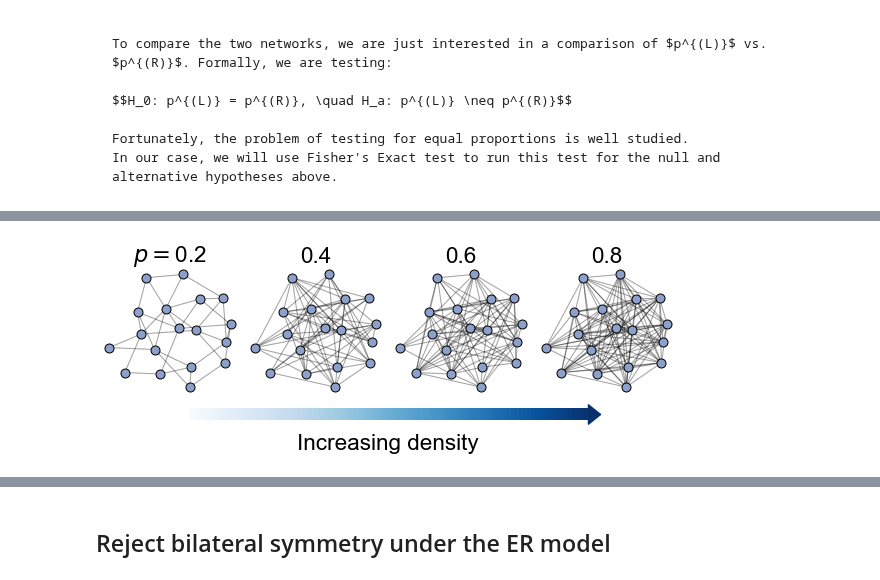
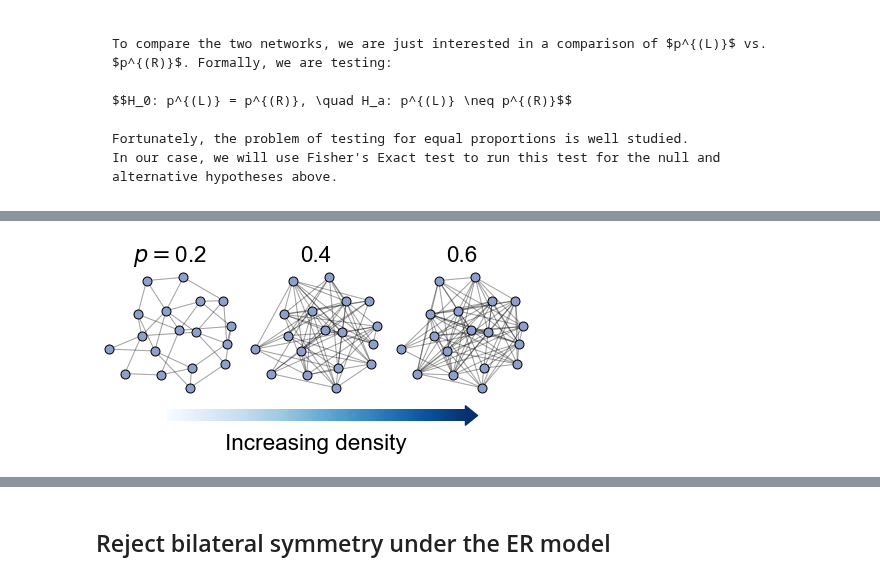
Before and after one commit to neurodata/bilateral-connectome, a Jupyter notebook: docs/er_unmatched_test.ipynb, the cells around one changed output, grey strips where cells are left out. Drawn from its saved outputs; the diff is of its cells as text; code cells hidden in the pictures.

```diff
--- a/docs/er_unmatched_test.ipynb
+++ b/docs/er_unmatched_test.ipynb
@@ -117,12 +117,12 @@ right_adj, right_nodes = load_unmatched("right")
 
 
 np.random.seed(8888)
-ps = [0.2, 0.4, 0.6, 0.8]
+ps = [0.2, 0.4, 0.6]
 n_steps = len(ps)
 fig, axs = plt.subplots(
     2,
     n_steps,
-    figsize=(8, 3),
+    figsize=(6, 3),
     gridspec_kw=dict(height_ratios=[2, 0.5]),
     constrained_layout=True,
 )
@@ -130,56 +130,35 @@ n = 18
 for i, p in enumerate(ps):
     A = er_np(n, p)
     if i == 0:
         node_data = pd.DataFrame(index=np.arange(n))
 
     ax = axs[0, i]
     networkplot_simple(A, node_data, ax=ax, compute_layout=i == 0)
 
     label_text = f"{p}"
     if i == 0:
         label_text = r"$p = $" + label_text
-    ax.set_title(label_text)
+    ax.set_title(label_text, pad=10)
 
 fig.set_facecolor("w")
 
 
 ax = merge_axes(fig, axs, rows=1)
 
 soft_axis_off(ax)
-
-
-def rainbowarrow(ax, start, end, cmap="viridis", n=500, lw=3):
-    # REF: https://stackoverflow.com/questions/47163796/using-colormap-with-annotate-arrow-in-matplotlib
-    cmap = plt.get_cmap(cmap, n)
-    # Arrow shaft: LineCollection
-    x = np.linspace(start[0], end[0], n)
-    y = np.linspace(start[1], end[1], n)
-    points = np.array([x, y]).T.reshape(-1, 1, 2)
-    segments = np.concatenate([points[:-1], points[1:]], axis=1)
-    lc = LineCollection(segments, cmap=cmap, linewidth=lw)
-    lc.set_array(np.linspace(0, 1, n))
-    ax.add_collection(lc)
-    # Arrow head: Triangle
-    tricoords = [(0, -0.4), (0.5, 0), (0, 0.4), (0, -0.4)]
-    angle = np.arctan2(end[1] - start[1], end[0] - start[0])
-    rot = matplotlib.transforms.Affine2D().rotate(angle)
-    tricoords2 = rot.transform(tricoords)
-    tri = matplotlib.path.Path(tricoords2, closed=True)
-    ax.scatter(end[0], end[1], c=1, s=(2 * lw) ** 2, marker=tri, cmap=cmap, vmin=0)
-    ax.autoscale_view()
 
 
 rainbowarrow(ax, (0.15, 0.5), (0.85, 0.5), cmap="Blues", n=100, lw=12)
 ax.set_xlim((0, 1))
 ax.set_ylim((0, 1))
 ax.set_xticks([])
 ax.set_yticks([])
 ax.set_xlabel("Increasing density")
 
 gluefig("er_explain", fig)
 # %% [output]
 [interactive output not drawn]
-[figure, old version]
+[figure, new version]
 # %%
 A1, A2, node_data = sample_toy_networks()
 node_data["labels"] = np.ones(len(node_data), dtype=int)
```
Also changed, not shown: parts of 2 cells of this notebook, 1 other file.
